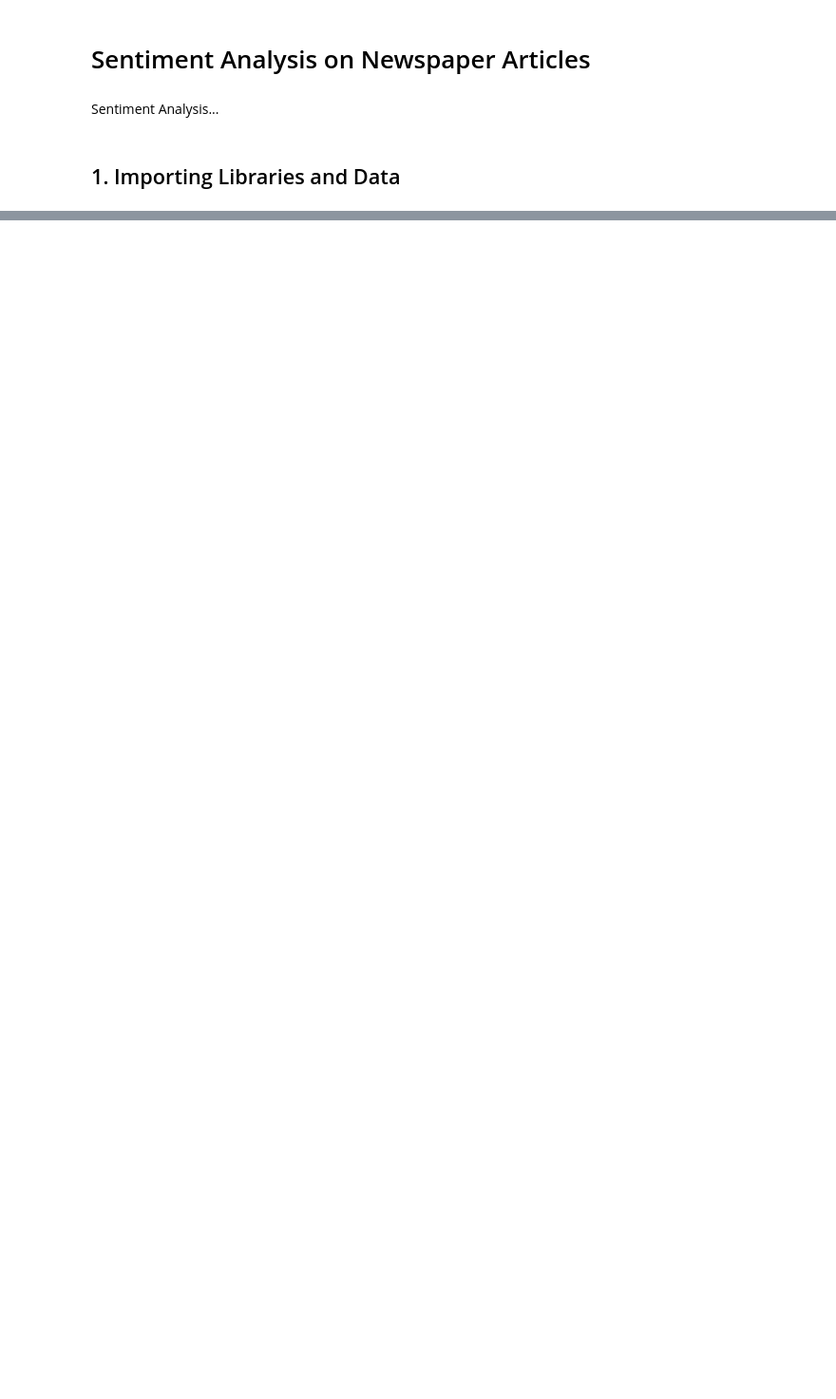
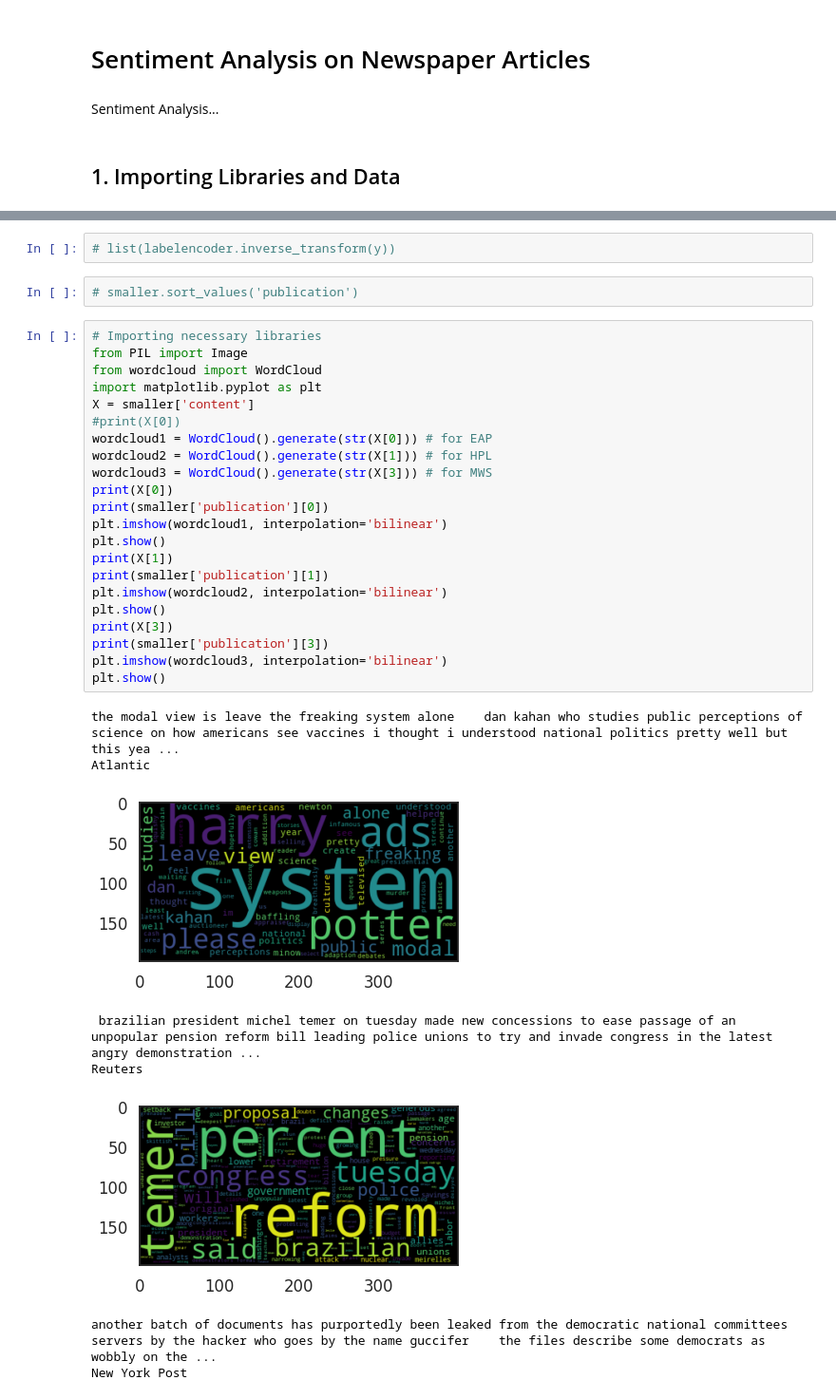
Before and after one commit to davidholcer/All-The-News-Sentiment-Analysis, a Jupyter notebook: Sentiment_Analysis.ipynb, the cells around one changed output, grey strips where cells are left out. Shown at 95% size. Drawn from its saved outputs; the diff is of its cells as text; blank space fills up the shorter version.

```diff
--- a/Sentiment_Analysis.ipynb
+++ b/Sentiment_Analysis.ipynb
@@ -46,0 +202,35 @@ df1.iloc[i,9]
+# %%
+# list(labelencoder.inverse_transform(y))
+# %%
+# smaller.sort_values('publication')
+# %%
+# Importing necessary libraries
+from PIL import Image
+from wordcloud import WordCloud
+import matplotlib.pyplot as plt
+X = smaller['content']
+#print(X[0])
+wordcloud1 = WordCloud().generate(str(X[0])) # for EAP
+wordcloud2 = WordCloud().generate(str(X[1])) # for HPL
+wordcloud3 = WordCloud().generate(str(X[3])) # for MWS
+print(X[0])
+print(smaller['publication'][0])
+plt.imshow(wordcloud1, interpolation='bilinear')
+plt.show()
+print(X[1])
+print(smaller['publication'][1])
+plt.imshow(wordcloud2, interpolation='bilinear')
+plt.show()
+print(X[3])
+print(smaller['publication'][3])
+plt.imshow(wordcloud3, interpolation='bilinear')
+plt.show()
+# %% [output]
+the modal view is leave the freaking system alone    dan kahan who studies public perceptions of science on how americans see vaccines i thought i understood national politics pretty well but this yea ...
+Atlantic
+[figure, added]
+ brazilian president michel temer on tuesday made new concessions to ease passage of an unpopular pension reform bill leading police unions to try and invade congress in the latest angry demonstration ...
+Reuters
+[figure, added]
+another batch of documents has purportedly been leaked from the democratic national committees servers by the hacker who goes by the name guccifer    the files describe some democrats as wobbly on the ...
+New York Post
```
Also changed, not shown: parts of 70 cells of this notebook.
